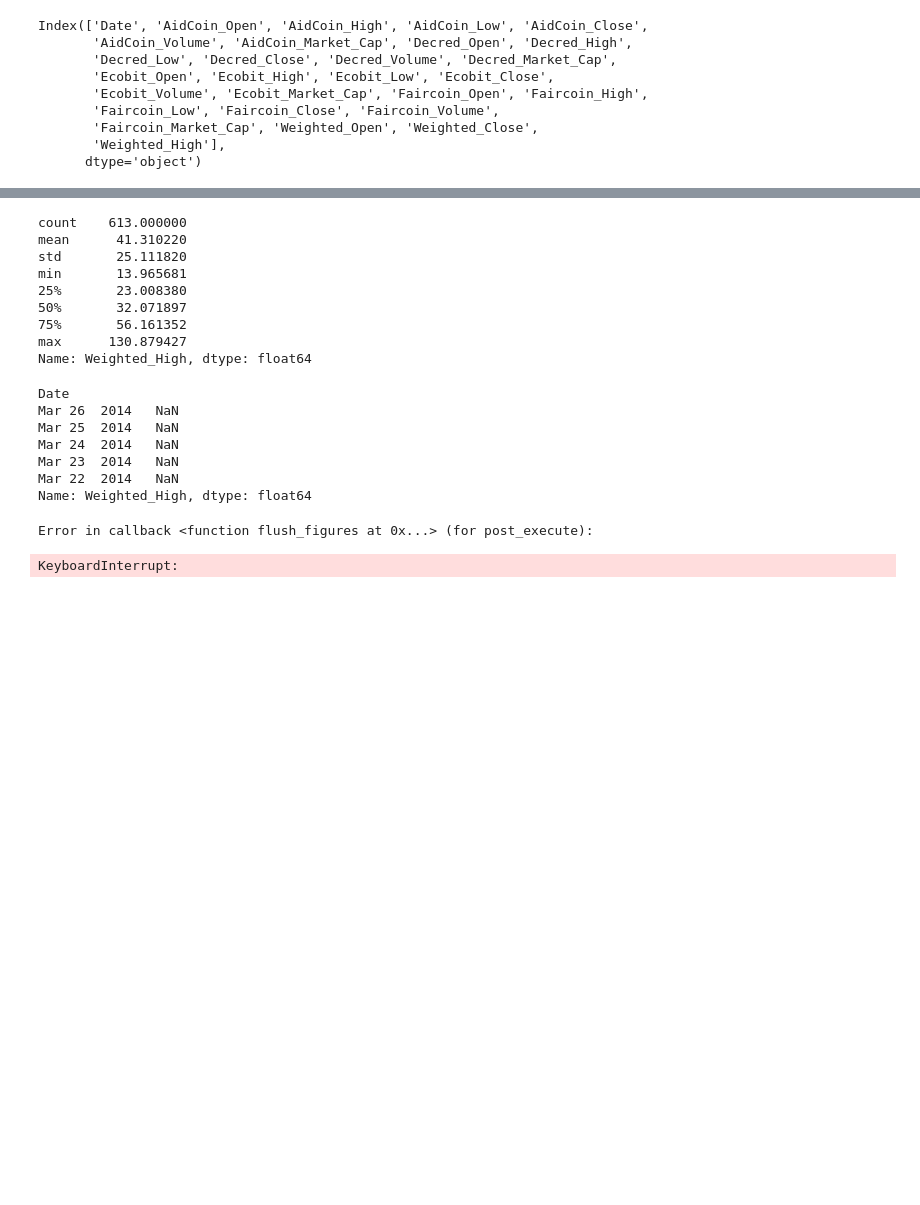
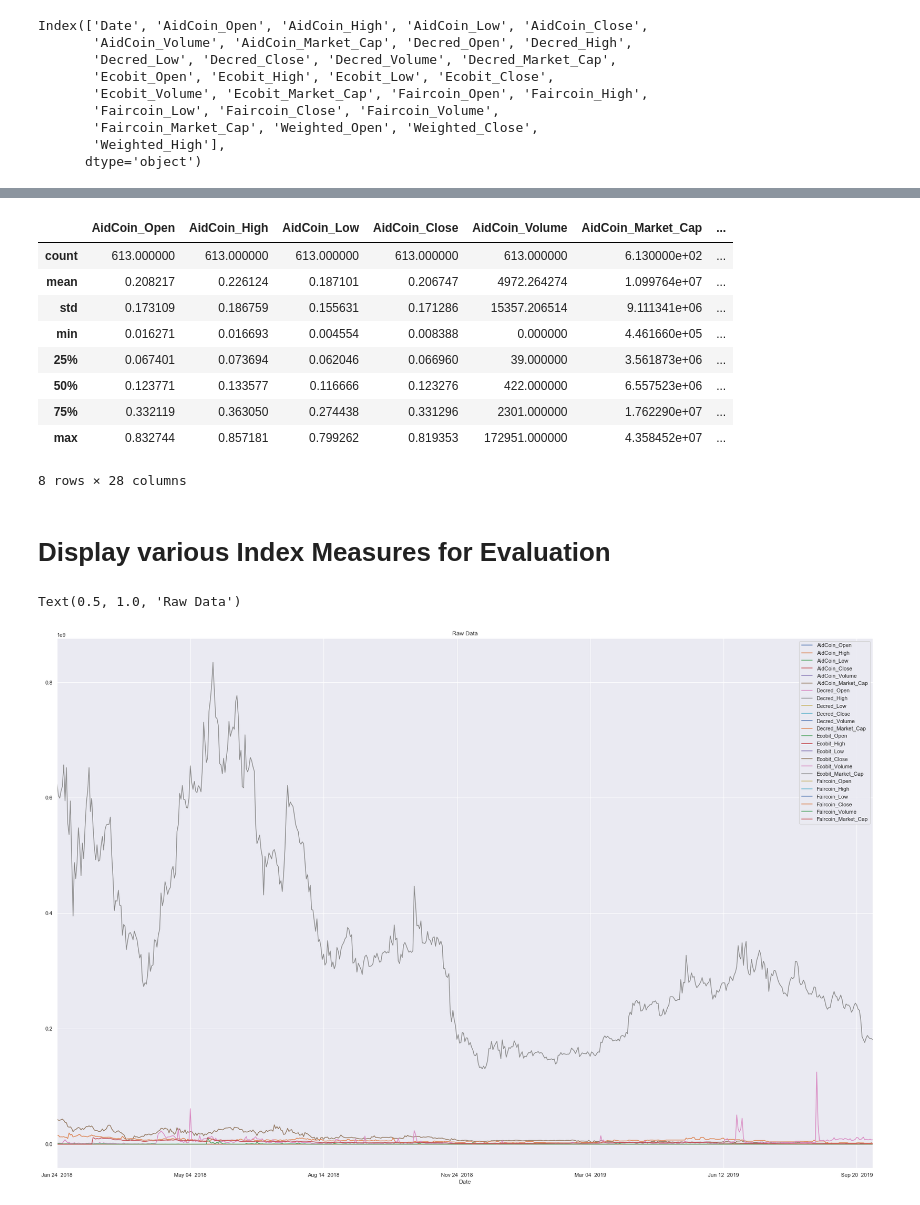
Before and after one commit to MarkEhler/Crypto_Index, a Jupyter notebook: CoinMarketCap_Generic_Scraper.ipynb, the cells around one changed output, grey strips where cells are left out. Cells and saved outputs as stored; diff of their text form; code cells hidden in the pictures; blank space fills up the shorter version.

```diff
--- a/CoinMarketCap_Generic_Scraper.ipynb
+++ b/CoinMarketCap_Generic_Scraper.ipynb
@@ -213,22 +219,13 @@ final_df = joined_df.set_index(['Date'])
 # %%
-final_df['Weighted_High'].describe()
+final_df.describe()
 # %% [output]
+|  | AidCoin_Open | AidCoin_High | AidCoin_Low | AidCoin_Close | AidCoin_Volume | AidCoin_Market_Cap | ... |
+| count | 613.000000 | 613.000000 | 613.000000 | 613.000000 | 613.000000 | 6.130000e+02 | ... |
+| mean | 0.208217 | 0.226124 | 0.187101 | 0.206747 | 4972.264274 | 1.099764e+07 | ... |
+| std | 0.173109 | 0.186759 | 0.155631 | 0.171286 | 15357.206514 | 9.111341e+06 | ... |
+| min | 0.016271 | 0.016693 | 0.004554 | 0.008388 | 0.000000 | 4.461660e+05 | ... |
+| 25% | 0.067401 | 0.073694 | 0.062046 | 0.066960 | 39.000000 | 3.561873e+06 | ... |
+| 50% | 0.123771 | 0.133577 | 0.116666 | 0.123276 | 422.000000 | 6.557523e+06 | ... |
+| 75% | 0.332119 | 0.363050 | 0.274438 | 0.331296 | 2301.000000 | 1.762290e+07 | ... |
+| max | 0.832744 | 0.857181 | 0.799262 | 0.819353 | 172951.000000 | 4.358452e+07 | ... |
-count    613.000000
-mean      41.310220
-std       25.111820
-min       13.965681
-25%       23.008380
-50%       32.071897
-75%       56.161352
-max      130.879427
-Name: Weighted_High, dtype: float64
+8 rows × 28 columns
-# %%
-final_df['Weighted_High'].tail()
-# %% [output]
-Date
-Mar 26  2014   NaN
-Mar 25  2014   NaN
-Mar 24  2014   NaN
-Mar 23  2014   NaN
-Mar 22  2014   NaN
-Name: Weighted_High, dtype: float64
@@ -251,8 +232,12 @@ plt.show();
-# %%
-import seaborn as sns
-import matplotlib.pyplot as plt
-# fmri = sns.load_dataset("fmri")
-ax = sns.lineplot(x=final_df.index, y=final_df.AidCoin_High)
-# %% [output]
-Error in callback <function flush_figures at 0x...> (for post_execute):
-KeyboardInterrupt:
+# %%
+# as-is the final index is only as long as the shortest running currency
+final_df = final_df.dropna()
+final_df = final_df[::-1]
+# %% [markdown]
+# Display various Index Measures for Evaluation
+# %%
+final_df.loc[:, :'Faircoin_Market_Cap'].plot(figsize=(30,20))
+plt.title('Raw Data')
+# %% [output]
+Text(0.5, 1.0, 'Raw Data')
+[figure, added]
```
Also changed, not shown: parts of 25 cells of this notebook, 3 other files.
